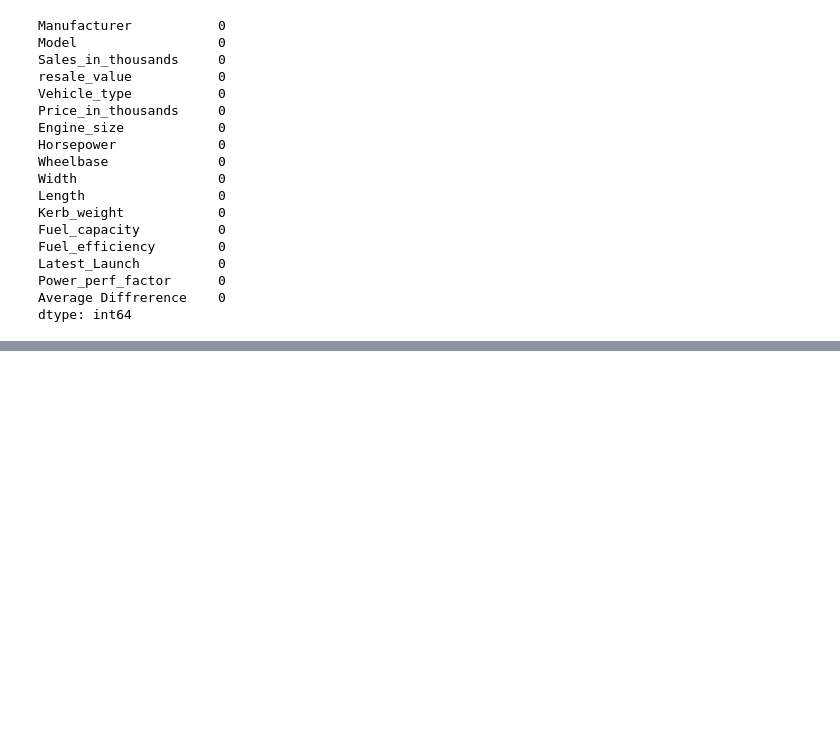
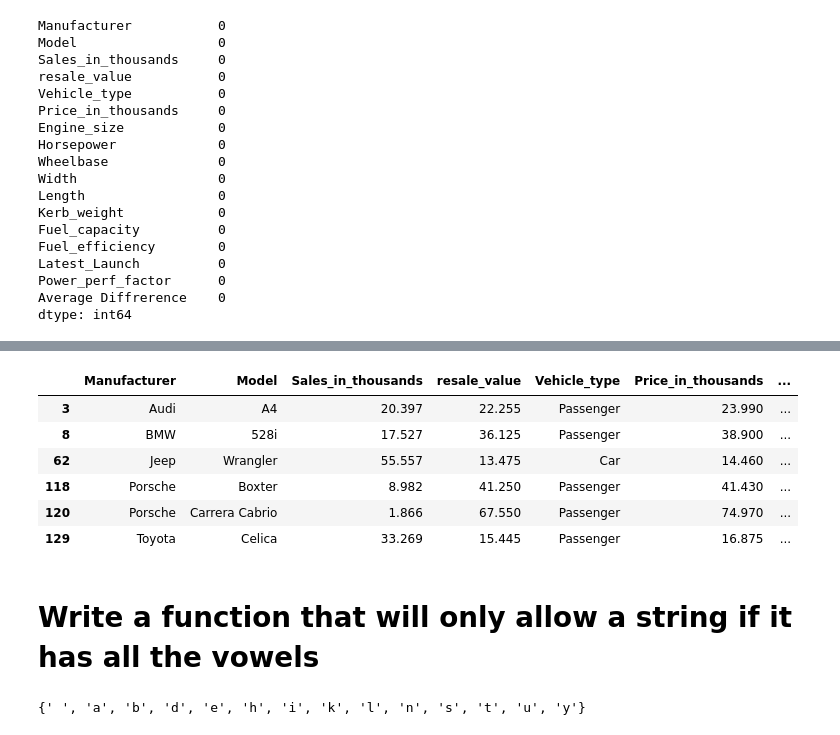
Before and after one commit to Bansal2905/Python-practice-questions, a Jupyter notebook: libraries.ipynb, the cells around one changed output, grey strips where cells are left out. Saved outputs shown, nothing was run; the diff lists cells and outputs as text; code cells hidden in the pictures; blank space fills up the shorter version.

```diff
--- a/libraries.ipynb
+++ b/libraries.ipynb
@@ -394,0 +411,2 @@ dtype: int64
+# %%
+df["Recovery Ratio"] = df["resale_value"]/df["Price_in_thousands"]
@@ -394,0 +429,12 @@ dtype: int64
+# %%
+def recovery_range(value):
+    if value>=0.9:
+        return "Very High"
+    elif value<0.9 and value>=0.75:
+        return "High"
+    elif value<0.75 and value >=0.5:
+        return "Average"
+    else:
+        return "Low"
+# %%
+df["Recovery_Range"] = df["Recovery Ratio"].apply(recovery_range)
@@ -394,0 +457,12 @@ dtype: int64
+# %%
+df[df["Recovery_Range"] == "Very High"]
+# %% [output]
+|  | Manufacturer | Model | Sales_in_thousands | resale_value | Vehicle_type | Price_in_thousands | ... |
+| 3 | Audi | A4 | 20.397 | 22.255 | Passenger | 23.990 | ... |
+| 8 | BMW | 528i | 17.527 | 36.125 | Passenger | 38.900 | ... |
+| 62 | Jeep | Wrangler | 55.557 | 13.475 | Car | 14.460 | ... |
+| 118 | Porsche | Boxter | 8.982 | 41.250 | Passenger | 41.430 | ... |
+| 120 | Porsche | Carrera Cabrio | 1.866 | 67.550 | Passenger | 74.970 | ... |
+| 129 | Toyota | Celica | 33.269 | 15.445 | Passenger | 16.875 | ... |
+# %% [markdown]
+# Write a function that will only allow a string if it has all the vowels
@@ -394,0 +474,4 @@ dtype: int64
+# %%
+s
+# %% [output]
+{' ', 'a', 'b', 'd', 'e', 'h', 'i', 'k', 'l', 'n', 's', 't', 'u', 'y'}
```
Also changed, not shown: parts of 11 cells of this notebook, 3 other files.
